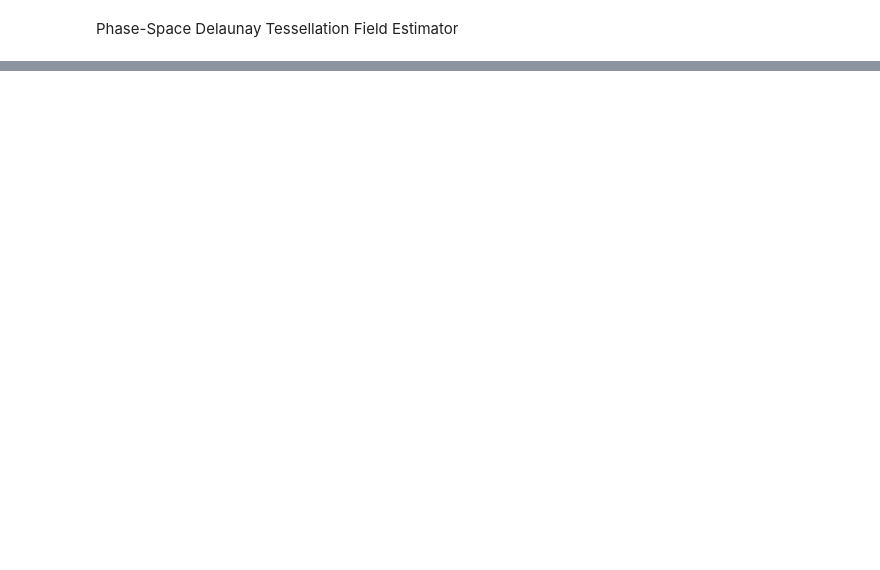
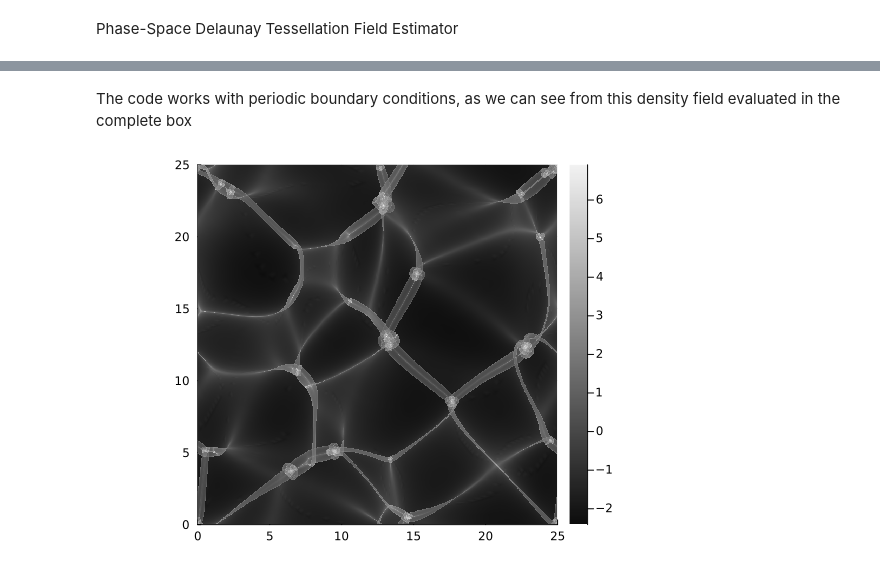
Before and after one commit to jfeldbrugge/PS-DTFE, a Jupyter notebook: Julia/Example_2D.ipynb, the cells around one changed output, grey strips where cells are left out. Cells and saved outputs as stored; diff of their text form; code cells hidden in the pictures; blank space fills up the shorter version.

Commit message:
add periodic boundary conditions in the 2D code

```diff
--- a/Julia/Example_2D.ipynb
+++ b/Julia/Example_2D.ipynb
@@ -59,0 +61,8 @@ plot(pl1, pl2, layout = grid(1, 2), size=(1100, 400))
+# %% [markdown]
+The code works with periodic boundary conditions, as we can see from this density field evaluated in the complete box
+# %%
+rangeX = 0 : L / (4. * Ni) : L
+rho = density(estimator, rangeX)
+heatmap(rangeX, rangeX, log.(rho), aspect_ratio=:equal, xlims=(minimum(rangeX), maximum(rangeX)), ylims=(minimum(rangeX), maximum(rangeX)), c=:grays)
+# %% [output]
+[figure, added]
```
Also changed, not shown: parts of 4 cells of this notebook, 1 other file.
